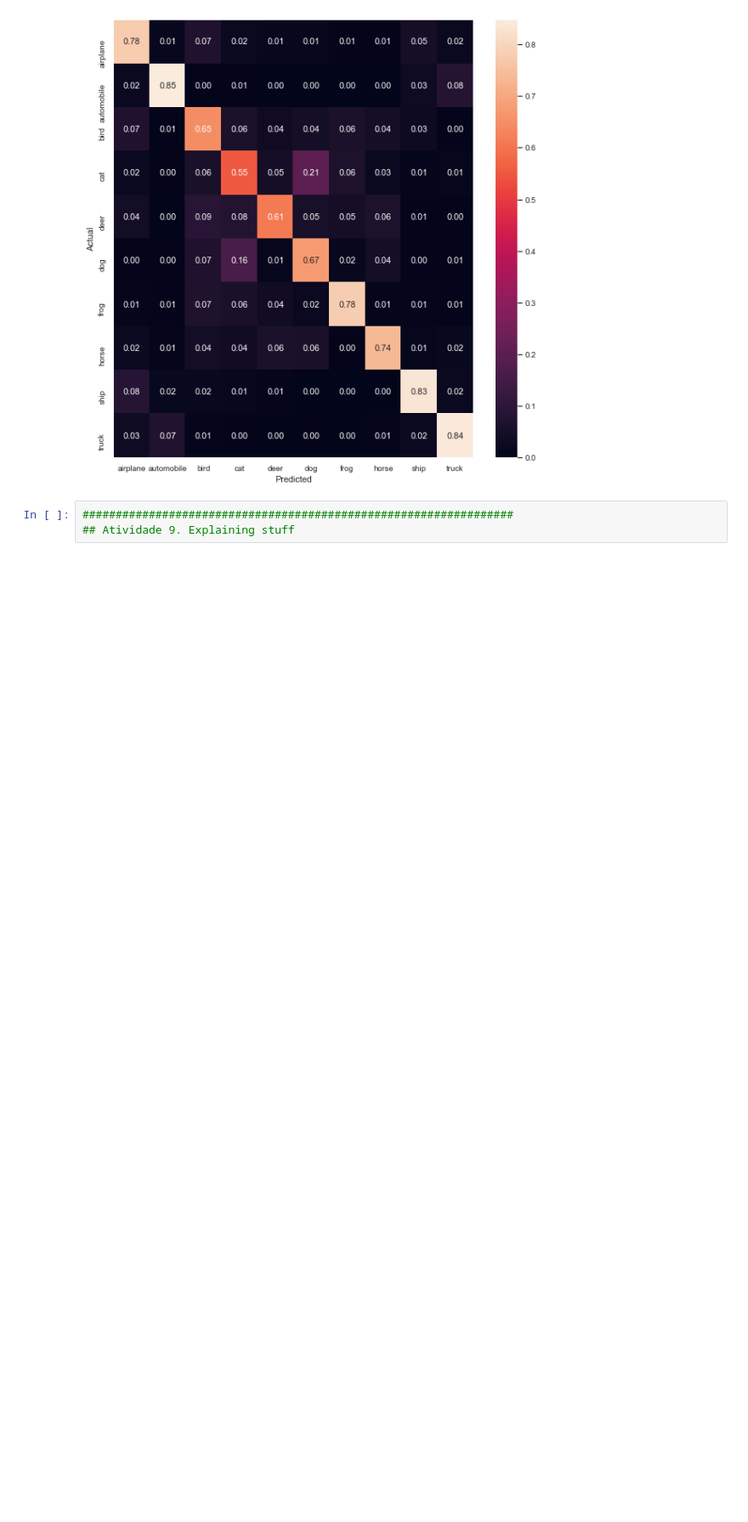
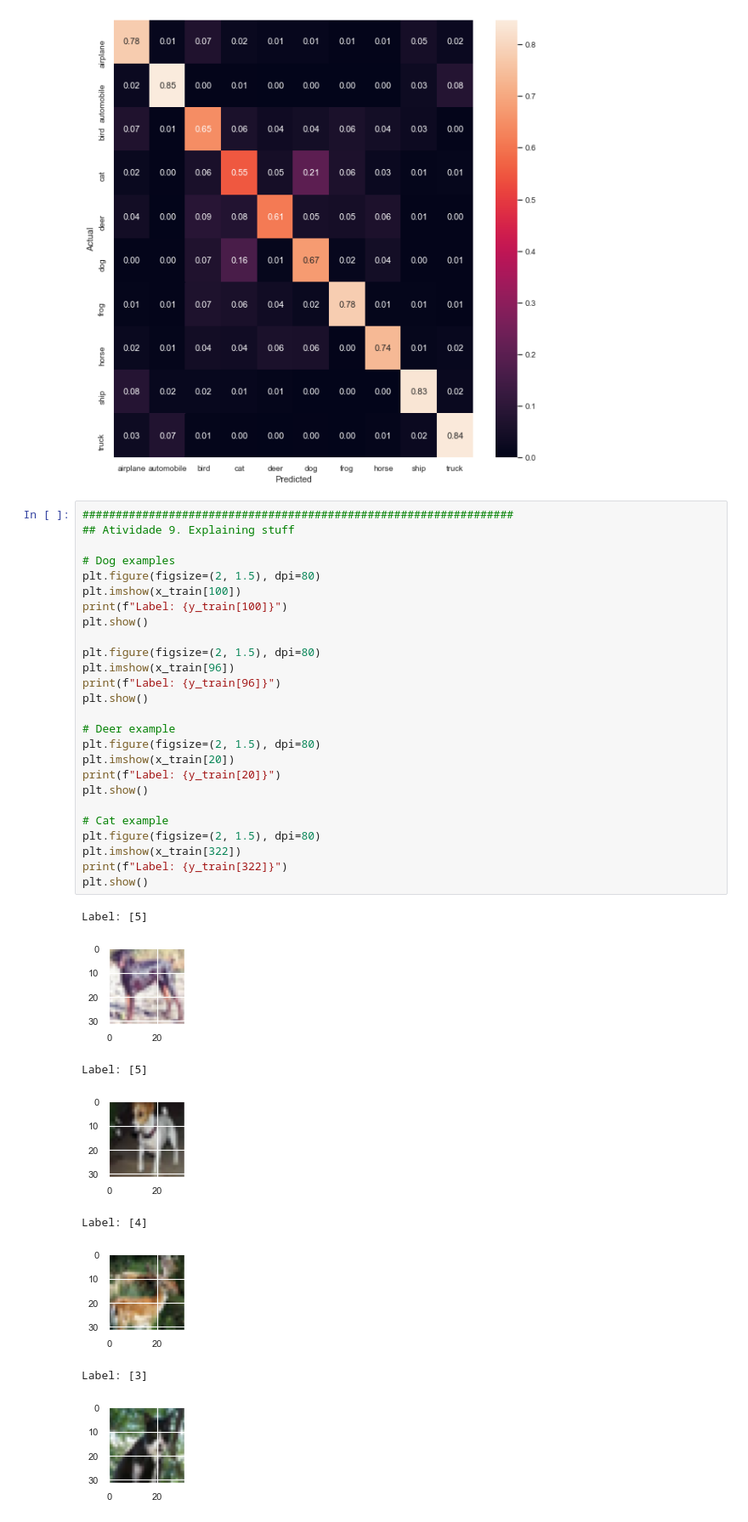
Before and after one commit to kroncatti/complex-data-mining, a Jupyter notebook: inf-0618-deep-learning/assign1_cnn.ipynb, the cells around one changed output. Shown at 85% size. Saved outputs shown, nothing was run; the diff lists cells and outputs as text; blank space fills up the shorter version.

Commit message:
adding visualization

```diff
--- a/inf-0618-deep-learning/assign1_cnn.ipynb
+++ b/inf-0618-deep-learning/assign1_cnn.ipynb
@@ -993,6 +993,38 @@ plt.xlabel('Predicted')
 plt.show(block=False)
 # %% [output]
 [figure]
-# %%
-#################################################################
-## Atividade 9. Explaining stuff
+# %%
+#################################################################
+## Atividade 9. Explaining stuff
+
+# Dog examples
+plt.figure(figsize=(2, 1.5), dpi=80)
+plt.imshow(x_train[100])
+print(f"Label: {y_train[100]}")
+plt.show()
+
+plt.figure(figsize=(2, 1.5), dpi=80)
+plt.imshow(x_train[96])
+print(f"Label: {y_train[96]}")
+plt.show()
+
+# Deer example
+plt.figure(figsize=(2, 1.5), dpi=80)
+plt.imshow(x_train[20])
+print(f"Label: {y_train[20]}")
+plt.show()
+
+# Cat example
+plt.figure(figsize=(2, 1.5), dpi=80)
+plt.imshow(x_train[322])
+print(f"Label: {y_train[322]}")
+plt.show()
+# %% [output]
+Label: [5]
+[figure, added]
+Label: [5]
+[figure, added]
+Label: [4]
+[figure, added]
+Label: [3]
+[figure, added]
```
